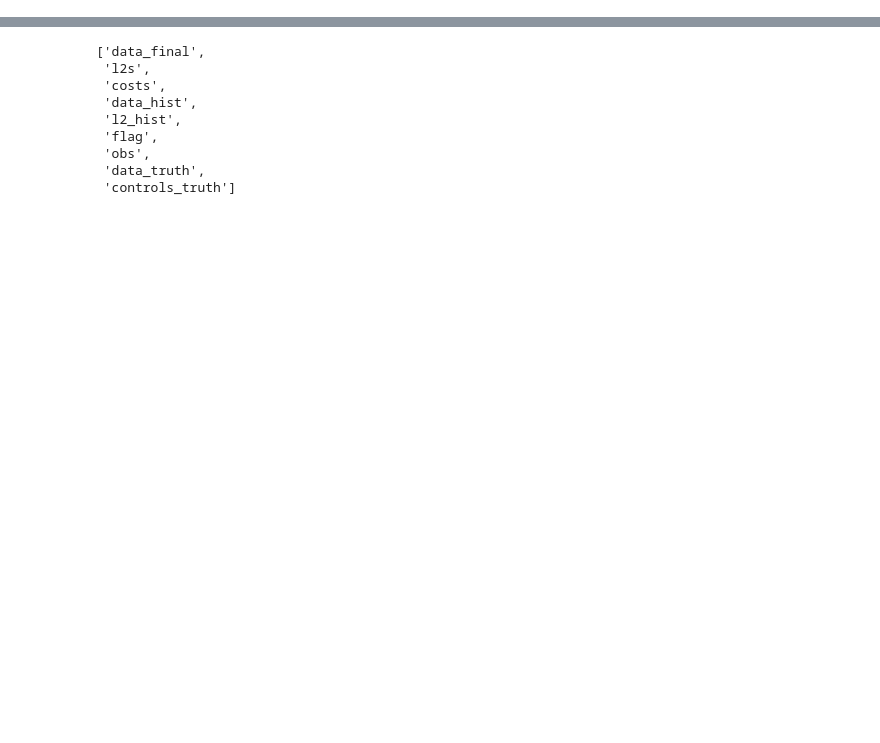
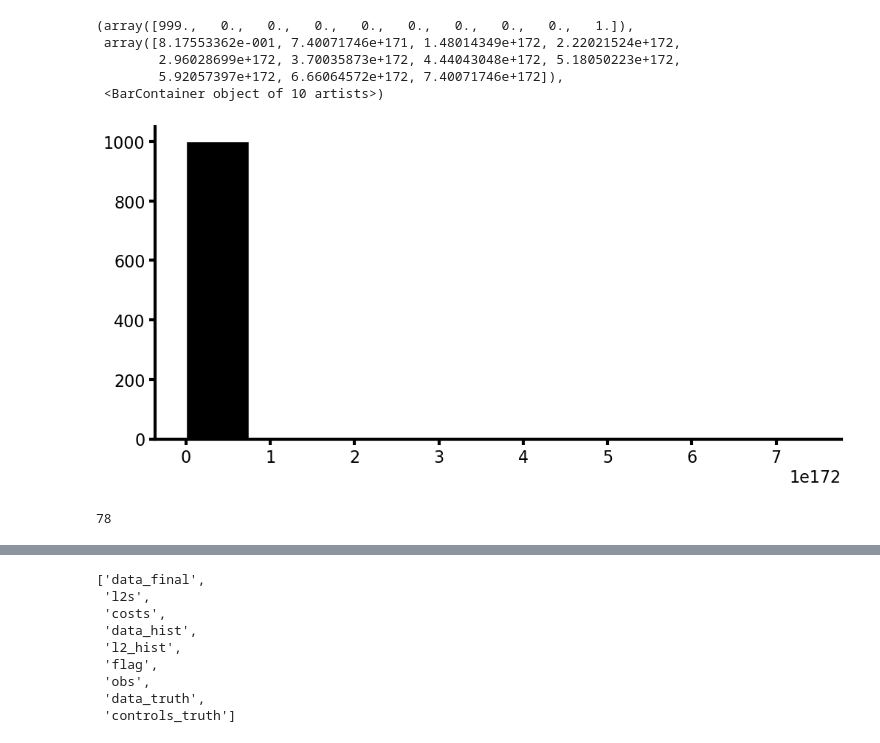
Before and after one commit to adam-bauer-34/learning_sai, a Jupyter notebook: analysis/notebooks/theta-time-bias-perc-ramprate.ipynb, the cells around one changed output, grey strips where cells are left out. Saved outputs shown, nothing was run; the diff lists cells and outputs as text; code cells hidden in the pictures; blank space fills up the shorter version.

```diff
--- a/analysis/notebooks/theta-time-bias-perc-ramprate.ipynb
+++ b/analysis/notebooks/theta-time-bias-perc-ramprate.ipynb
@@ -28,19 +28,19 @@ SAVE_FIGS = True
 cwd = os.getcwd()
 prefix = 'var-assim-output'
 ssp = 'ssp245'
-model = 'pco2geowc_reg'
+model = 'pco2geowc_nn'
 reg_noise = True
 TMIN = 2023
 AR = '1'
-noise_model = 'AR1'
+noise_model = 'nn'
 angles_file = ['5', '11', '15', '21', '30', '35']
 ECS = 3.0
 DEGpDEC = '0.1'
 NYRSRAMP = 50
 Nwinds = '14custom'
-windowing_config = 'debug'
-ramp_rates = ['linear', 'fast', 'slow']
-Nens = 16
+windowing_config = 'ws_gradual'
+ramp_rate = 'linear'
+Nens = 1000
 
 # import files and convert to datatrees
 if (model == 'pco2geowc_nn' or model == 'pco2geowc3_nn'):
@@ -55,9 +55,9 @@ if (model == 'pco2geowc_nn' or model == 'pco2geowc3_nn'):
 else:
     fnames = [
         cwd + '/../../data/output/' + model + '/'
-        + prefix + '_' + ssp + '_' + model + '_' + windowing_config + '_AR' + AR
+        + prefix + '_' + ssp + '_' + model + '_' + windowing_config + '_AR' + noise_model
         + '_TMIN' + str(TMIN) + '_THETA' + th + '_ECS' + str(ECS)
-        + '_DEGpDEC' + DEGpDEC + '_NYRSRAMP' + str(NYRSRAMP) + '_Nens' + str(Nens) + '.nc'
+        + "_ramprate" + ramp_rate + '_DEGpDEC' + DEGpDEC + '_NYRSRAMP' + str(NYRSRAMP) + '_Nens' + str(Nens) + '.nc'
         for th in angles_file
     ]
 # %%
@@ -83,0 +104,13 @@ dt_meta = open_datatree(fnames[0], engine='netcdf4')
+# %%
+plt.hist(dt_meta['2100'].ds.controls.sel(vari='T1'))
+# %% [output]
+(array([999.,   0.,   0.,   0.,   0.,   0.,   0.,   0.,   0.,   1.]),
+ array([8.17553362e-001, 7.40071746e+171, 1.48014349e+172, 2.22021524e+172,
+        2.96028699e+172, 3.70035873e+172, 4.44043048e+172, 5.18050223e+172,
+        5.92057397e+172, 6.66064572e+172, 7.40071746e+172]),
+ <BarContainer object of 10 artists>)
+[figure, added]
+# %%
+len(dt_meta['2100'].ds.obs.sel(obs_var='T1').values)
+# %% [output]
+78
```
Also changed, not shown: parts of 10 cells of this notebook.
